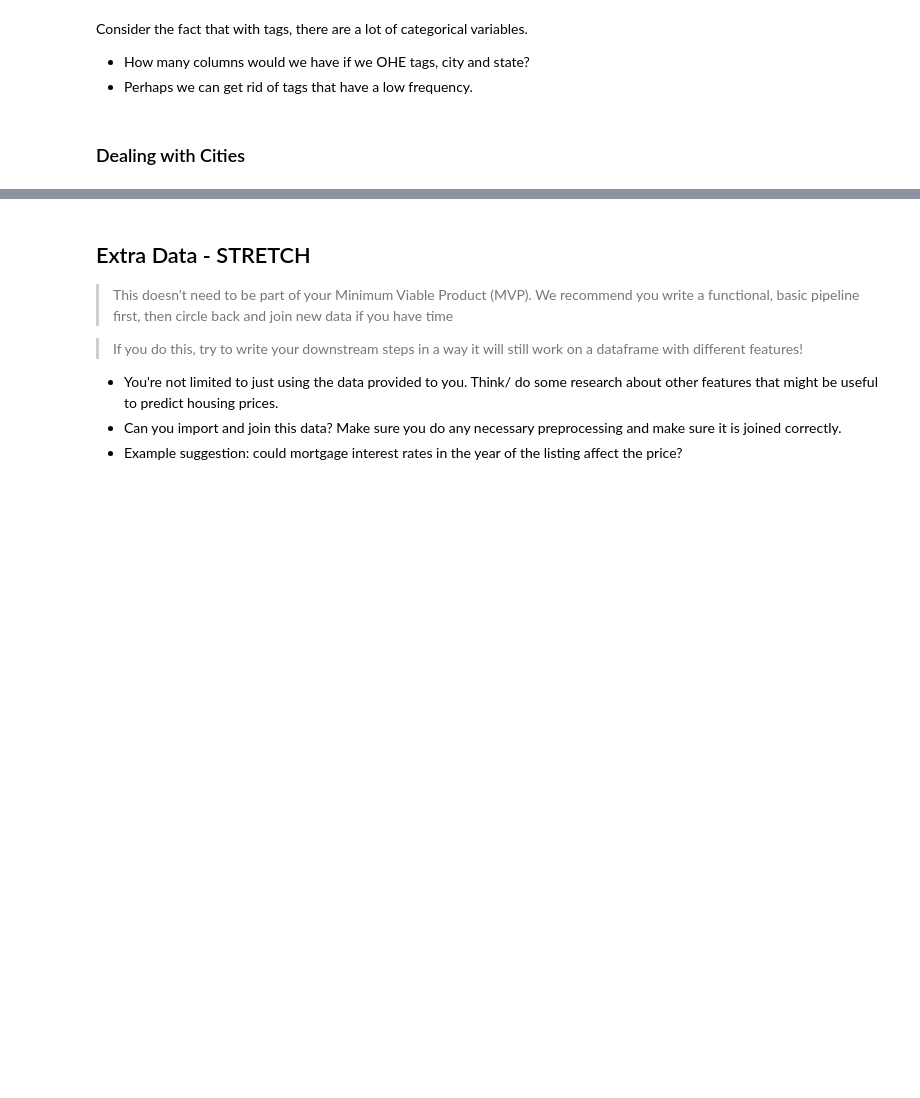
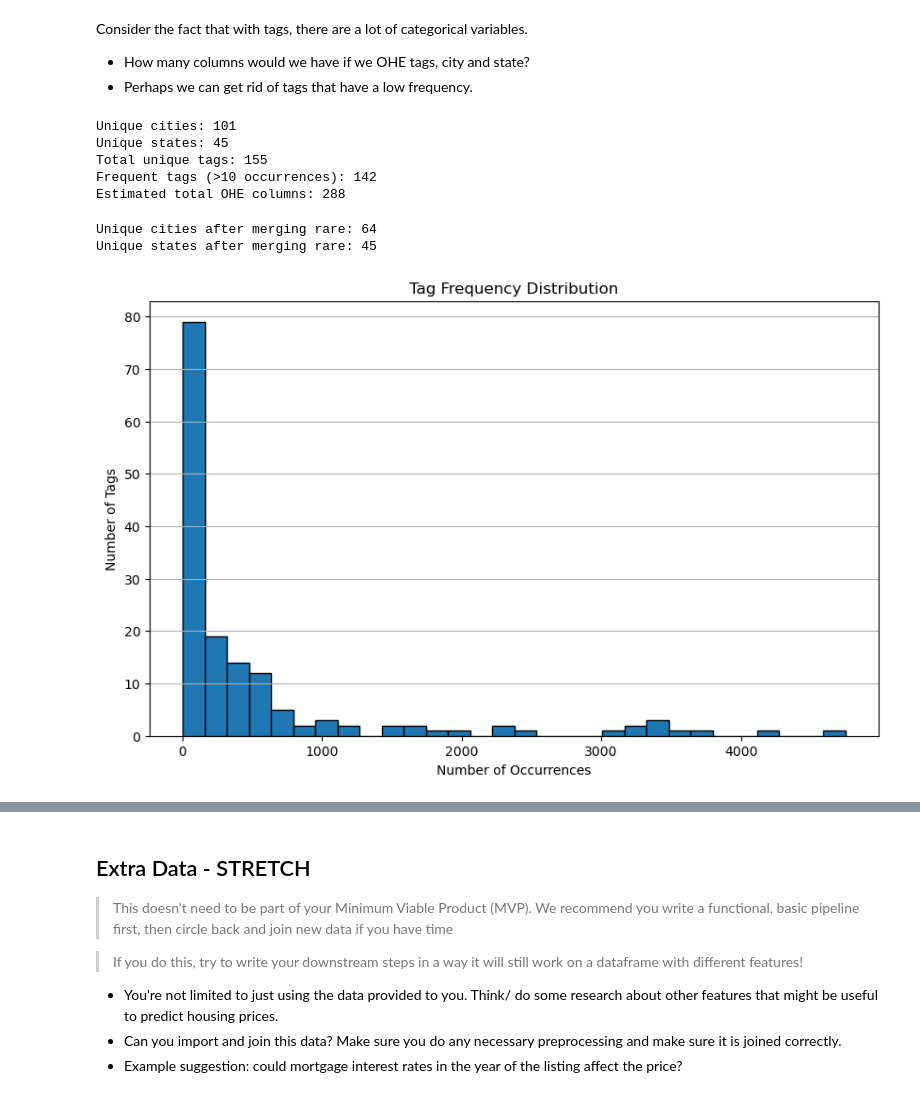
Before and after one commit to alocken/DS-Midterm-Project, a Jupyter notebook: notebooks/1 - EDA.ipynb, the cells around one changed output, grey strips where cells are left out. Drawn from its saved outputs; the diff is of its cells as text; code cells hidden in the pictures; blank space fills up the shorter version.

```diff
--- a/notebooks/1 - EDA.ipynb
+++ b/notebooks/1 - EDA.ipynb
@@ -300,2 +297,70 @@ Consider the fact that with tags, there are a lot of categorical variables.
-# %% [markdown]
-### Dealing with Cities
+# %%
+# Extract city and state from location
+df['city'] = df['location'].apply(lambda x: x.get('address', {}).get('city') if isinstance(x, dict) else None)
+df['state'] = df['location'].apply(lambda x: x.get('address', {}).get('state') if isinstance(x, dict) else None)
+
+# Clean tags column to ensure lists
+df['tags'] = df['tags'].apply(lambda x: x if isinstance(x, list) else [])
+
+# Count all tags
+all_tags = [tag for tags in df['tags'] for tag in tags]
+tag_counts = Counter(all_tags)
+
+# Unique counts for city and state
+unique_cities = df['city'].nunique()
+unique_states = df['state'].nunique()
+
+# Filter tags with more than 10 occurrences
+frequent_tags = [tag for tag, count in tag_counts.items() if count > 10]
+
+print(f"Unique cities: {unique_cities}")
+print(f"Unique states: {unique_states}")
+print(f"Total unique tags: {len(tag_counts)}")
+print(f"Frequent tags (>10 occurrences): {len(frequent_tags)}")
+
+# Estimate total OHE columns: city + state + filtered tags
+total_ohe_columns = unique_cities + unique_states + len(frequent_tags)
+print(f"Estimated total OHE columns: {total_ohe_columns}")
+# %% [output]
+Unique cities: 101
+Unique states: 45
+Total unique tags: 155
+Frequent tags (>10 occurrences): 142
+Estimated total OHE columns: 288
+# %%
+# Define frequency threshold for city/state
+city_threshold = 5
+state_threshold = 5
+
+# Count city and state occurrences
+city_counts = df['city'].value_counts()
+state_counts = df['state'].value_counts()
+
+# Replace rare cities/states with 'Other'
+df['city'] = df['city'].apply(lambda x: x if city_counts.get(x, 0) > city_threshold else 'Other')
+df['state'] = df['state'].apply(lambda x: x if state_counts.get(x, 0) > state_threshold else 'Other')
+
+# After replacement, recount unique cities/states
+unique_cities = df['city'].nunique()
+unique_states = df['state'].nunique()
+
+print(f"Unique cities after merging rare: {unique_cities}")
+print(f"Unique states after merging rare: {unique_states}")
+# %% [output]
+Unique cities after merging rare: 64
+Unique states after merging rare: 45
+# %%
+import matplotlib.pyplot as plt
+
+# Get tag counts as a list
+tag_count_values = list(tag_counts.values())
+
+plt.figure(figsize=(10,6))
+plt.hist(tag_count_values, bins=30, edgecolor='black')
+plt.title('Tag Frequency Distribution')
+plt.xlabel('Number of Occurrences')
+plt.ylabel('Number of Tags')
+plt.grid(axis='y')
+plt.show()
+# %% [output]
+[figure, added]
```
Also changed, not shown: parts of 9 cells of this notebook.
